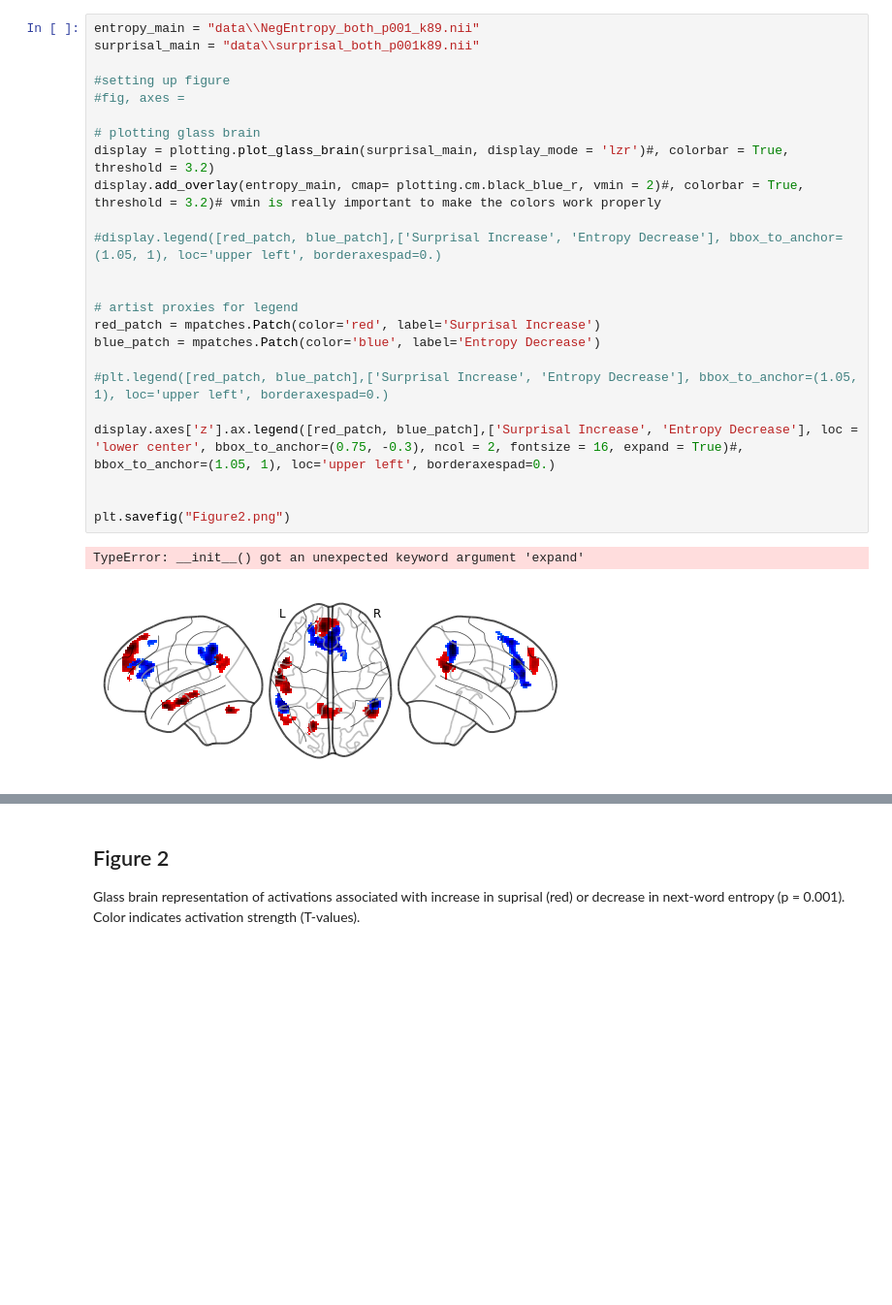
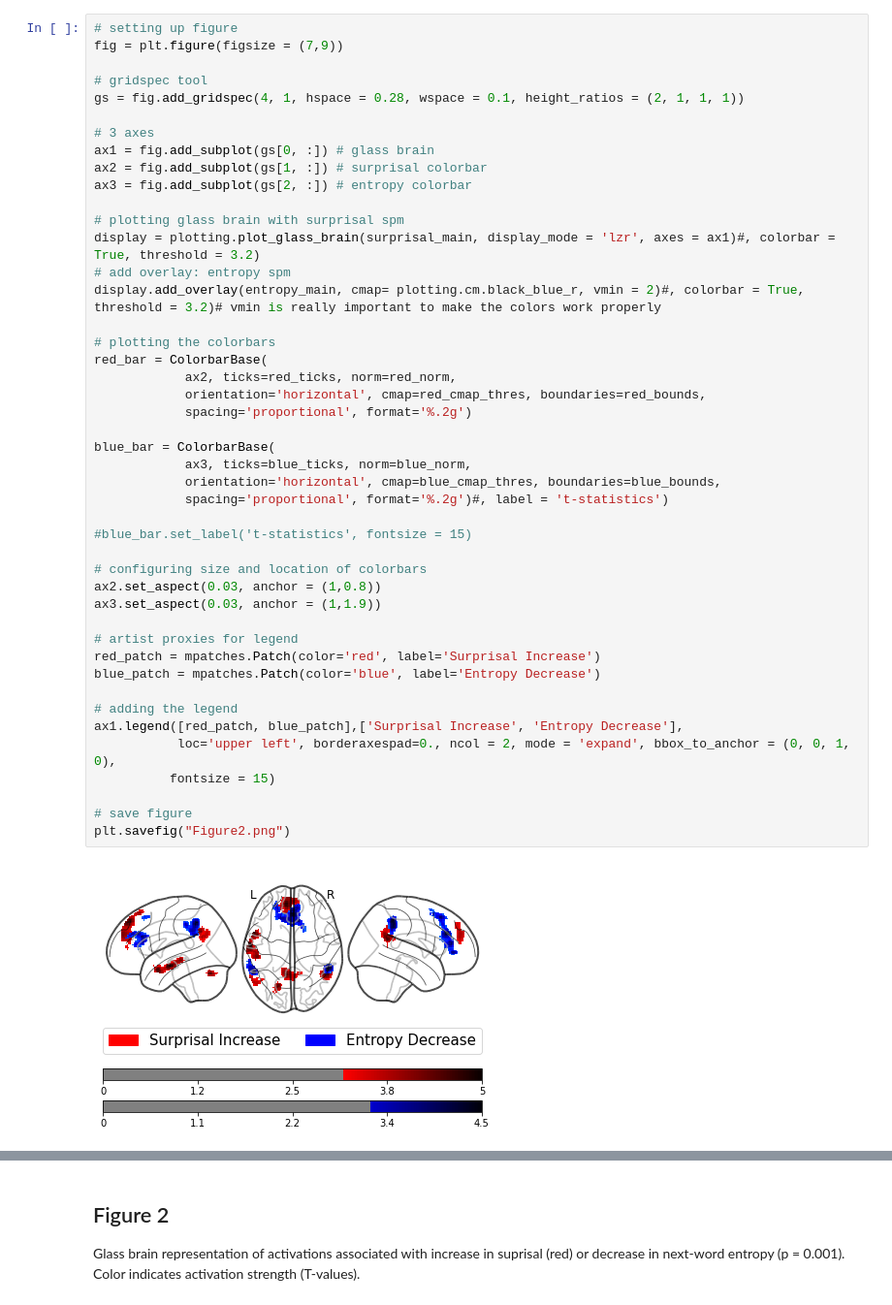
Before and after one commit to xavfunk/gesture-processing-figures, a Jupyter notebook: figure2.ipynb, the cells around one changed output, grey strips where cells are left out. Shown: that part at 97% size. Cells and saved outputs as stored; diff of their text form; blank space fills up the shorter version.

Commit message:
finalized figure 2

```diff
--- a/figure2.ipynb
+++ b/figure2.ipynb
@@ -24,27 +97,47 @@ import numpy as np
 # %%
-entropy_main = "data\\NegEntropy_both_p001_k89.nii"
-surprisal_main = "data\\surprisal_both_p001k89.nii"
+# setting up figure
+fig = plt.figure(figsize = (7,9))
 
-#setting up figure
-#fig, axes =
+# gridspec tool
+gs = fig.add_gridspec(4, 1, hspace = 0.28, wspace = 0.1, height_ratios = (2, 1, 1, 1))
 
-# plotting glass brain
-display = plotting.plot_glass_brain(surprisal_main, display_mode = 'lzr')#, colorbar = True, threshold = 3.2)
+# 3 axes
+ax1 = fig.add_subplot(gs[0, :]) # glass brain
+ax2 = fig.add_subplot(gs[1, :]) # surprisal colorbar
+ax3 = fig.add_subplot(gs[2, :]) # entropy colorbar
+
+# plotting glass brain with surprisal spm
+display = plotting.plot_glass_brain(surprisal_main, display_mode = 'lzr', axes = ax1)#, colorbar = True, threshold = 3.2)
+# add overlay: entropy spm
 display.add_overlay(entropy_main, cmap= plotting.cm.black_blue_r, vmin = 2)#, colorbar = True, threshold = 3.2)# vmin is really important to make the colors work properly
 
-#display.legend([red_patch, blue_patch],['Surprisal Increase', 'Entropy Decrease'], bbox_to_anchor=(1.05, 1), loc='upper left', borderaxespad=0.)
+# plotting the colorbars
+red_bar = ColorbarBase(
+            ax2, ticks=red_ticks, norm=red_norm,
+            orientation='horizontal', cmap=red_cmap_thres, boundaries=red_bounds,
+            spacing='proportional', format='%.2g')
 
+blue_bar = ColorbarBase(
+            ax3, ticks=blue_ticks, norm=blue_norm,
+            orientation='horizontal', cmap=blue_cmap_thres, boundaries=blue_bounds,
+            spacing='proportional', format='%.2g')#, label = 't-statistics')
+
+#blue_bar.set_label('t-statistics', fontsize = 15)
+
+# configuring size and location of colorbars
+ax2.set_aspect(0.03, anchor = (1,0.8))
+ax3.set_aspect(0.03, anchor = (1,1.9))
 
 # artist proxies for legend
 red_patch = mpatches.Patch(color='red', label='Surprisal Increase')
 blue_patch = mpatches.Patch(color='blue', label='Entropy Decrease')
 
-#plt.legend([red_patch, blue_patch],['Surprisal Increase', 'Entropy Decrease'], bbox_to_anchor=(1.05, 1), loc='upper left', borderaxespad=0.)
+# adding the legend
+ax1.legend([red_patch, blue_patch],['Surprisal Increase', 'Entropy Decrease'],
+           loc='upper left', borderaxespad=0., ncol = 2, mode = 'expand', bbox_to_anchor = (0, 0, 1, 0),
+          fontsize = 15)
 
-display.axes['z'].ax.legend([red_patch, blue_patch],['Surprisal Increase', 'Entropy Decrease'], loc = 'lower center', bbox_to_anchor=(0.75, -0.3), ncol = 2, fontsize = 16, expand = True)#, bbox_to_anchor=(1.05, 1), loc='upper left', borderaxespad=0.)
-
-
+# save figure
 plt.savefig("Figure2.png")
 # %% [output]
-TypeError: __init__() got an unexpected keyword argument 'expand'
-[figure, old version]
+[figure, new version]
```
Also changed, not shown: parts of 13 cells of this notebook, 1 other file.
